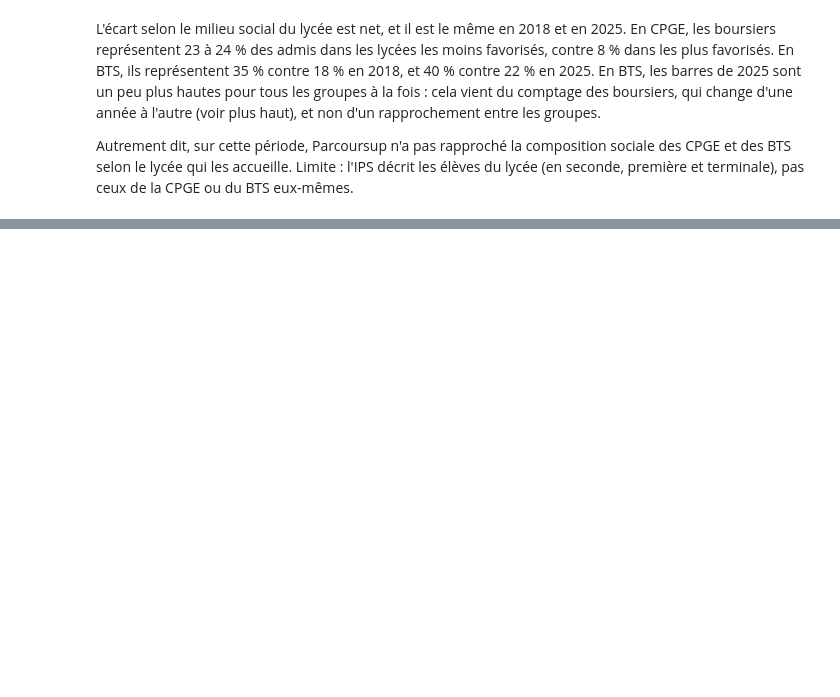
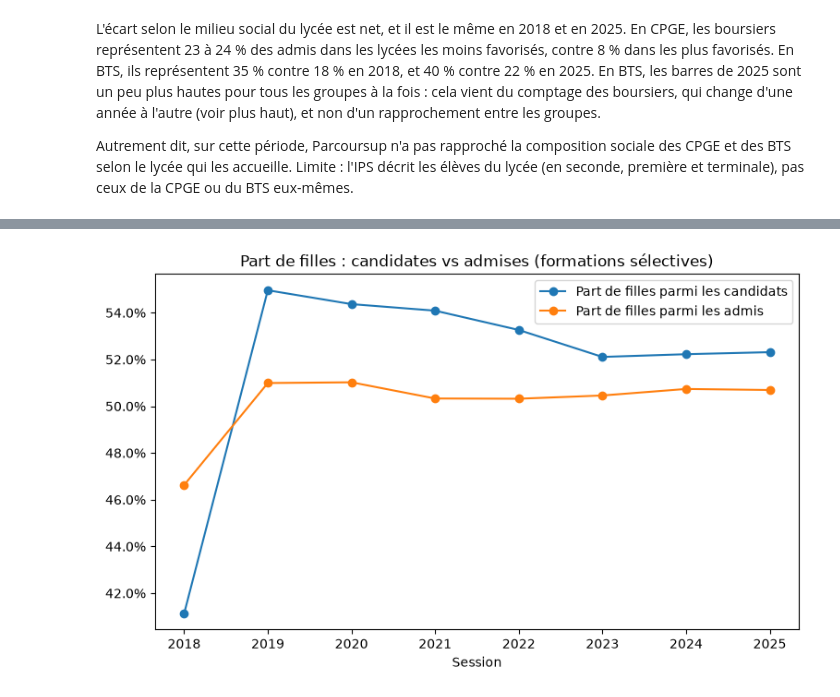
Before and after one commit to Light-star01/python_datascience, a Jupyter notebook: notebooks/rapport.ipynb, the cells around one changed output, grey strips where cells are left out. Saved outputs shown, nothing was run; the diff lists cells and outputs as text; code cells hidden in the pictures; blank space fills up the shorter version.

```diff
--- a/notebooks/rapport.ipynb
+++ b/notebooks/rapport.ipynb
@@ -263,0 +270,13 @@ Autrement dit, sur cette période, Parcoursup n'a pas rapproché la composition
+# %%
+part_voeux = part_filles_globale(formations_selectives, "voe_tot_f", "voe_tot")
+part_admis = part_filles_globale(formations_selectives, "acc_tot_f", "acc_tot")
+
+comparaison = pd.DataFrame({
+    "Part de filles parmi les candidats": part_voeux,
+    "Part de filles parmi les admis": part_admis,
+})
+comparaison["Écart (admis - candidats)"] = (
+    comparaison["Part de filles parmi les admis"]
+    - comparaison["Part de filles parmi les candidats"]
+)
+comparaison
@@ -263,0 +294,12 @@ Autrement dit, sur cette période, Parcoursup n'a pas rapproché la composition
+# %%
+import matplotlib.pyplot as plt
+from matplotlib.ticker import PercentFormatter
+
+ax = comparaison.iloc[:, :2].plot(marker="o", figsize=(9, 5))
+ax.yaxis.set_major_formatter(PercentFormatter(xmax=1))
+ax.set_title("Part de filles : candidates vs admises (formations sélectives)")
+ax.set_xlabel("Session")
+ax.legend(loc="best")
+plt.show()
+# %% [output]
+[figure, added]
```
Also changed, not shown: parts of 4 cells of this notebook, 2 other files.
